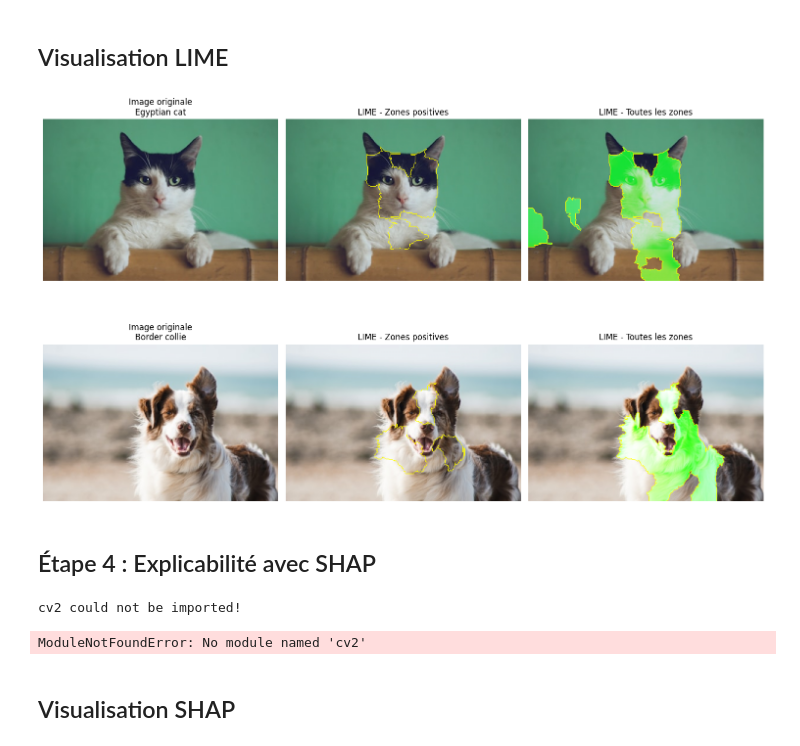
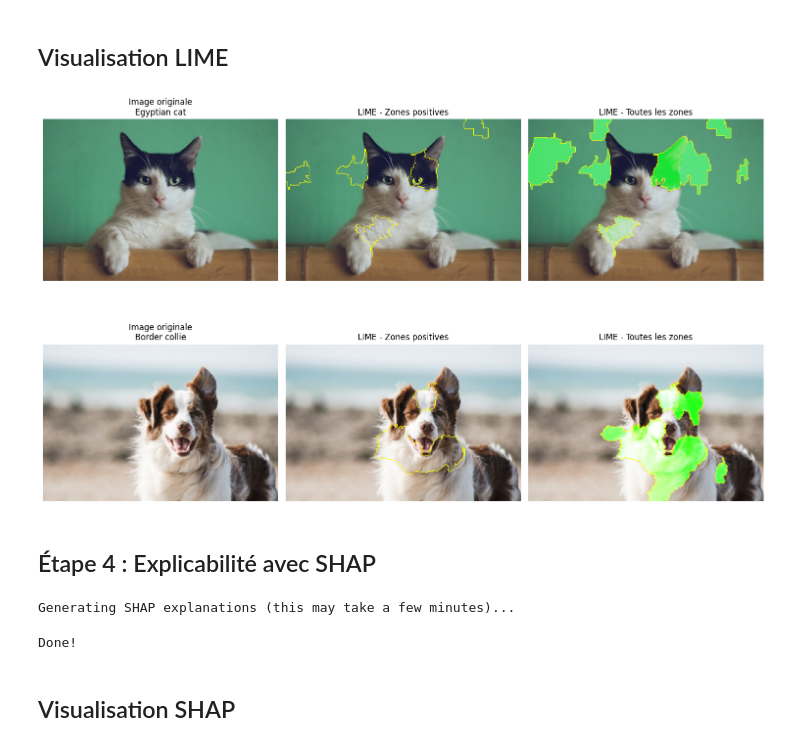
Before and after one commit to Rayandri/SSL26, a Jupyter notebook: Copie_de_TP_Explicabilité.ipynb, the cells around one changed output. Drawn from its saved outputs; the diff is of its cells as text; code cells hidden in the pictures.

```diff
--- a/Copie_de_TP_Explicabilité.ipynb
+++ b/Copie_de_TP_Explicabilité.ipynb
@@ -177,7 +177,7 @@ from lime import lime_image
 from skimage.segmentation import mark_boundaries
 
 def batch_predict_lime(images_array):
-    batch = torch.stack([preprocess(Image.fromarray(img)) for img in images_array])
+    batch = torch.stack([preprocess(Image.fromarray(img.astype(np.uint8))) for img in images_array])
     batch = batch.to(device)
     with torch.no_grad():
         outputs = model(batch)
@@ -189,13 +189,13 @@ explainer = lime_image.LimeImageExplainer()
 lime_results = []
 for i, img in enumerate(images):
     print(f"Generating LIME explanation for image {i+1}...")
-    img_array = np.array(img)
+    img_array = np.array(img).astype(np.uint8)
     explanation = explainer.explain_instance(
         img_array,
         batch_predict_lime,
         top_labels=5,
         hide_color=0,
-        num_samples=1000
+        num_samples=500
     )
     lime_results.append(explanation)
     print(f"  Done!")
@@ -209,41 +209,46 @@ Generating LIME explanation for image 2...
 # %%
 fig, axes = plt.subplots(len(images), 3, figsize=(15, 5*len(images)))
 
 for i, (img, explanation) in enumerate(zip(images, lime_results)):
     top_label = explanation.top_labels[0]
 
     axes[i, 0].imshow(img)
     axes[i, 0].set_title(f"Image originale\n{imagenet_classes[top_label]}")
     axes[i, 0].axis("off")
 
     temp, mask = explanation.get_image_and_mask(
         top_label, positive_only=True, num_features=5, hide_rest=False
     )
-    axes[i, 1].imshow(mark_boundaries(temp/255.0, mask))
+    temp_norm = temp / 255.0 if temp.max() > 1 else temp
+    axes[i, 1].imshow(mark_boundaries(temp_norm, mask))
     axes[i, 1].set_title("LIME - Zones positives")
     axes[i, 1].axis("off")
 
     temp, mask = explanation.get_image_and_mask(
         top_label, positive_only=False, num_features=10, hide_rest=False
     )
-    axes[i, 2].imshow(mark_boundaries(temp/255.0, mask))
+    temp_norm = temp / 255.0 if temp.max() > 1 else temp
+    axes[i, 2].imshow(mark_boundaries(temp_norm, mask))
     axes[i, 2].set_title("LIME - Toutes les zones")
     axes[i, 2].axis("off")
 
 plt.tight_layout()
 plt.show()
 # %% [output]
-[figure, old version]
+[figure, new version]
 # %% [markdown]
 ## Étape 4 : Explicabilité avec SHAP
 # %%
 import shap
 
+model_cpu = models.resnet18(weights=models.ResNet18_Weights.IMAGENET1K_V1)
+model_cpu.eval()
+
 def model_predict_shap(x):
-    x = torch.tensor(x).permute(0, 3, 1, 2).float().to(device)
+    x = torch.tensor(x, dtype=torch.float32).permute(0, 3, 1, 2)
     with torch.no_grad():
-        output = model(x)
-    return output.cpu().numpy()
+        output = model_cpu(x)
+    return output.numpy()
 
 mean = np.array([0.485, 0.456, 0.406])
 std = np.array([0.229, 0.224, 0.225])
@@ -255,17 +260,17 @@ for img in images:
     img_normalized = (img_array - mean) / std
     preprocessed_images.append(img_normalized)
 
-preprocessed_images = np.array(preprocessed_images)
+preprocessed_images = np.array(preprocessed_images, dtype=np.float32)
 
 masker = shap.maskers.Image("inpaint_telea", preprocessed_images[0].shape)
 explainer_shap = shap.Explainer(model_predict_shap, masker, output_names=imagenet_classes)
 
 print("Generating SHAP explanations (this may take a few minutes)...")
-shap_values = explainer_shap(preprocessed_images, max_evals=500, batch_size=50)
+shap_values = explainer_shap(preprocessed_images, max_evals=300, batch_size=25)
 print("Done!")
 # %% [output]
-cv2 could not be imported!
+Generating SHAP explanations (this may take a few minutes)...
-ModuleNotFoundError: No module named 'cv2'
+Done!
 # %% [markdown]
 ## Visualisation SHAP
 # %%
```
Also changed, not shown: parts of 2 cells of this notebook, 1 other file.
